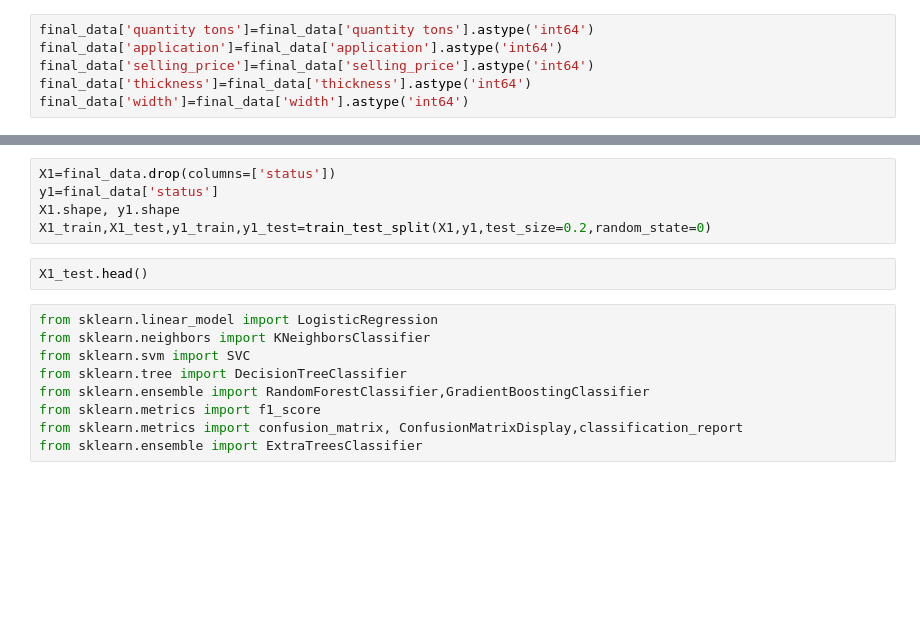
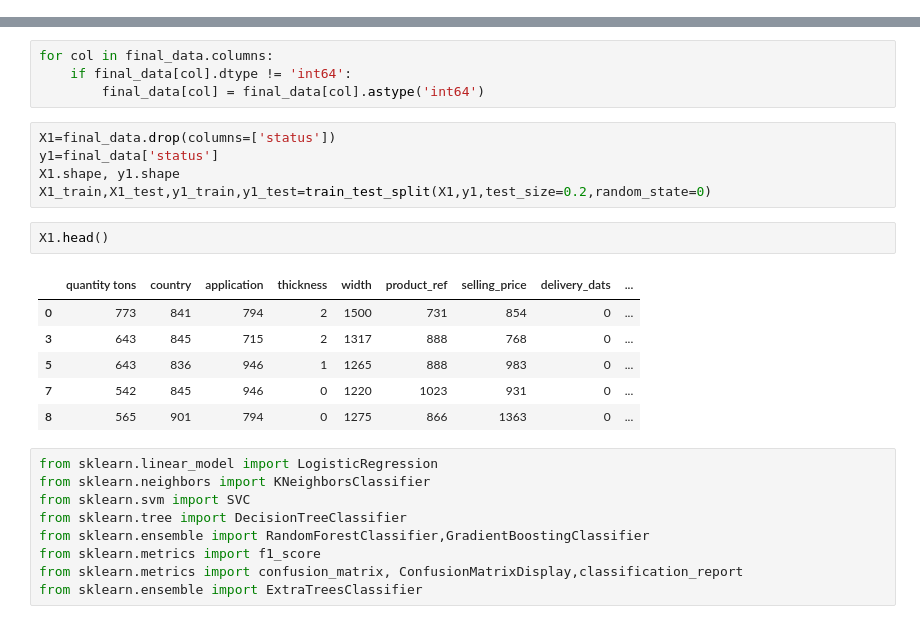
Before and after one commit to ImBharatkumar/Industrial-copper-price-prediction-and-lead-classification, a Jupyter notebook: src/notebook/industrial_cu_model.ipynb, the cells around one changed output, grey strips where cells are left out. Cells and saved outputs as stored; diff of their text form; blank space fills up the shorter version.

```diff
--- a/src/notebook/industrial_cu_model.ipynb
+++ b/src/notebook/industrial_cu_model.ipynb
@@ -393,6 +402,0 @@ final_data.info()
-# %%
-final_data['quantity tons']=final_data['quantity tons'].astype('int64')
-final_data['application']=final_data['application'].astype('int64')
-final_data['selling_price']=final_data['selling_price'].astype('int64')
-final_data['thickness']=final_data['thickness'].astype('int64')
-final_data['width']=final_data['width'].astype('int64')
@@ -399,10 +411,21 @@ final_data['width']=final_data['width'].astype('int64')
+# %%
+for col in final_data.columns:
+    if final_data[col].dtype != 'int64':
+        final_data[col] = final_data[col].astype('int64')
 # %%
 X1=final_data.drop(columns=['status'])
 y1=final_data['status']
 X1.shape, y1.shape
 X1_train,X1_test,y1_train,y1_test=train_test_split(X1,y1,test_size=0.2,random_state=0)
 # %%
-X1_test.head()
+X1.head()
+# %% [output]
+|  | quantity tons | country | application | thickness | width | product_ref | selling_price | delivery_dats | ... |
+| 0 | 773 | 841 | 794 | 2 | 1500 | 731 | 854 | 0 | ... |
+| 3 | 643 | 845 | 715 | 2 | 1317 | 888 | 768 | 0 | ... |
+| 5 | 643 | 836 | 946 | 1 | 1265 | 888 | 983 | 0 | ... |
+| 7 | 542 | 845 | 946 | 0 | 1220 | 1023 | 931 | 0 | ... |
+| 8 | 565 | 901 | 794 | 0 | 1275 | 866 | 1363 | 0 | ... |
 # %%
 from sklearn.linear_model import LogisticRegression
 from sklearn.neighbors import KNeighborsClassifier
```
Also changed, not shown: parts of 31 cells of this notebook, 6 other files.
